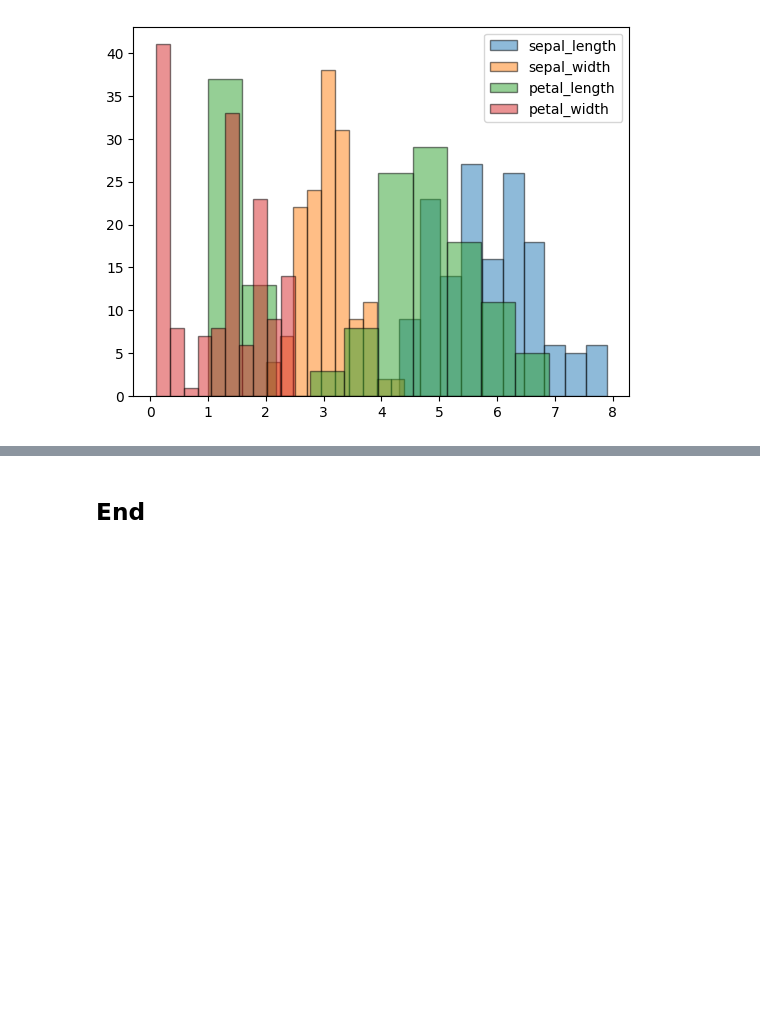
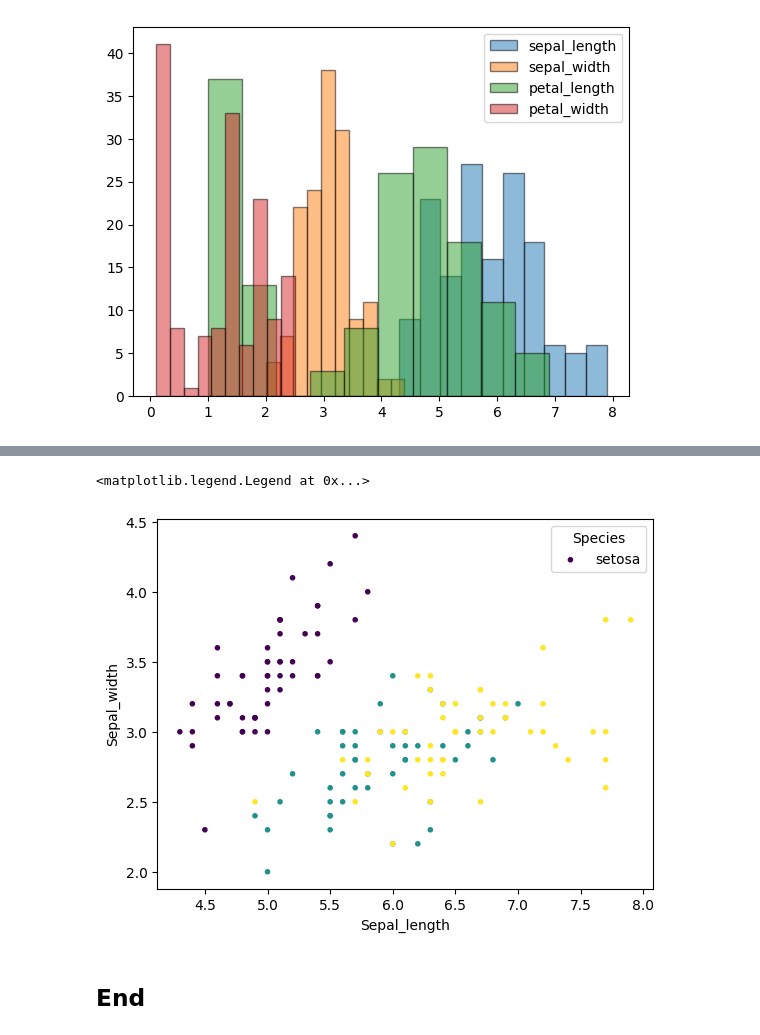
Before and after one commit to HewaOrang/principles_of_data_analytics, a Jupyter notebook: tasks.ipynb, the cells around one changed output, grey strips where cells are left out. Cells and saved outputs as stored; diff of their text form; code cells hidden in the pictures; blank space fills up the shorter version.

```diff
--- a/tasks.ipynb
+++ b/tasks.ipynb
@@ -213,2 +230,18 @@ plt.legend()
+# %%
+# Create a figure and an axis.
+fig, ax = plt.subplots()
+
+# Scatter plot.
+ax.scatter(df['sepal_length'], df['sepal_width'], c=df['species_code'], marker='.')
+
+# Labels.
+ax.set_xlabel('Sepal_length')
+ax.set_ylabel('Sepal_width')
+
+# Legend
+ax.legend(species_names, title='Species')
+# %% [output]
+<matplotlib.legend.Legend at 0x...>
+[figure, added]
 # %% [markdown]
 ## End
```
Also changed, not shown: parts of 2 cells of this notebook, 1 other file.
